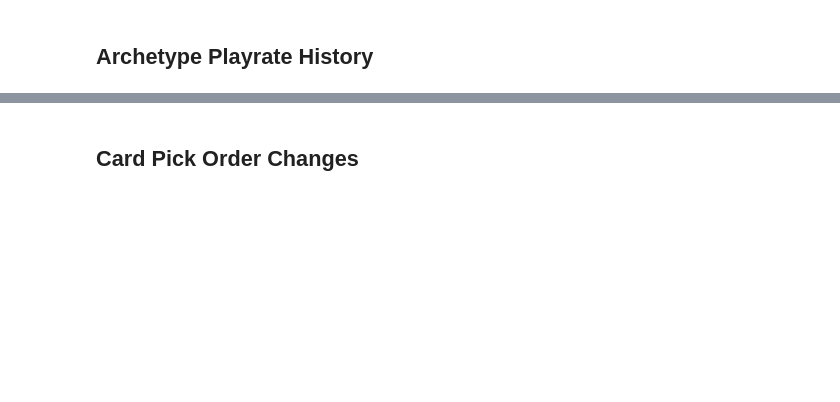
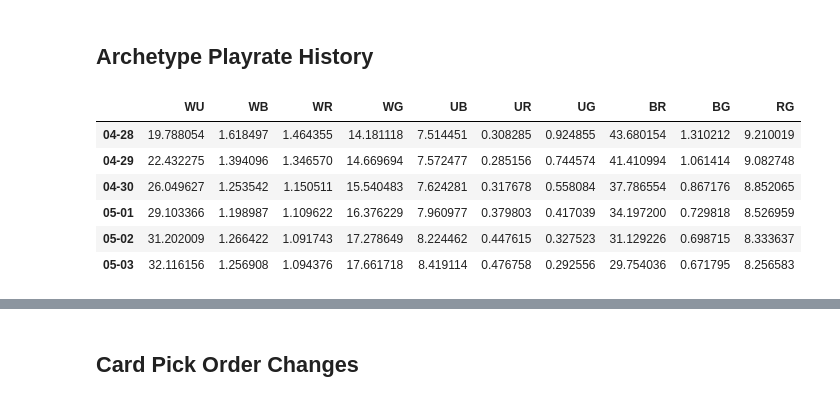
Before and after one commit to ZacharyMN709/DraftMetaReporter, a Jupyter notebook: Scratch.ipynb, the cells around one changed output, grey strips where cells are left out. Cells and saved outputs as stored; diff of their text form; code cells hidden in the pictures; blank space fills up the shorter version.

```diff
--- a/Scratch.ipynb
+++ b/Scratch.ipynb
@@ -632,6 +684,15 @@ examiner.plot_archetype_winrate_history(['WU', 'WG', 'UB', 'RB', 'RG'])
 # %% [markdown]
 ## Archetype Playrate History
 # %%
-examiner.get_archetype_playrate_history()
+frame = examiner.get_archetype_playrate_history()
+frame_to_png(frame, "ArchetypePlayrateTable.png")
+# %% [output]
+|  | WU | WB | WR | WG | UB | UR | UG | BR | BG | RG |
+| 04-28 | 19.788054 | 1.618497 | 1.464355 | 14.181118 | 7.514451 | 0.308285 | 0.924855 | 43.680154 | 1.310212 | 9.210019 |
+| 04-29 | 22.432275 | 1.394096 | 1.346570 | 14.669694 | 7.572477 | 0.285156 | 0.744574 | 41.410994 | 1.061414 | 9.082748 |
+| 04-30 | 26.049627 | 1.253542 | 1.150511 | 15.540483 | 7.624281 | 0.317678 | 0.558084 | 37.786554 | 0.867176 | 8.852065 |
+| 05-01 | 29.103366 | 1.198987 | 1.109622 | 16.376229 | 7.960977 | 0.379803 | 0.417039 | 34.197200 | 0.729818 | 8.526959 |
+| 05-02 | 31.202009 | 1.266422 | 1.091743 | 17.278649 | 8.224462 | 0.447615 | 0.327523 | 31.129226 | 0.698715 | 8.333637 |
+| 05-03 | 32.116156 | 1.256908 | 1.094376 | 17.661718 | 8.419114 | 0.476758 | 0.292556 | 29.754036 | 0.671795 | 8.256583 |
 # %%
 examiner.plot_archetype_playrate_history(['WU', 'WG', 'UB', 'RB', 'RG'])
```
Also changed, not shown: parts of 24 cells of this notebook, 9 other files.
